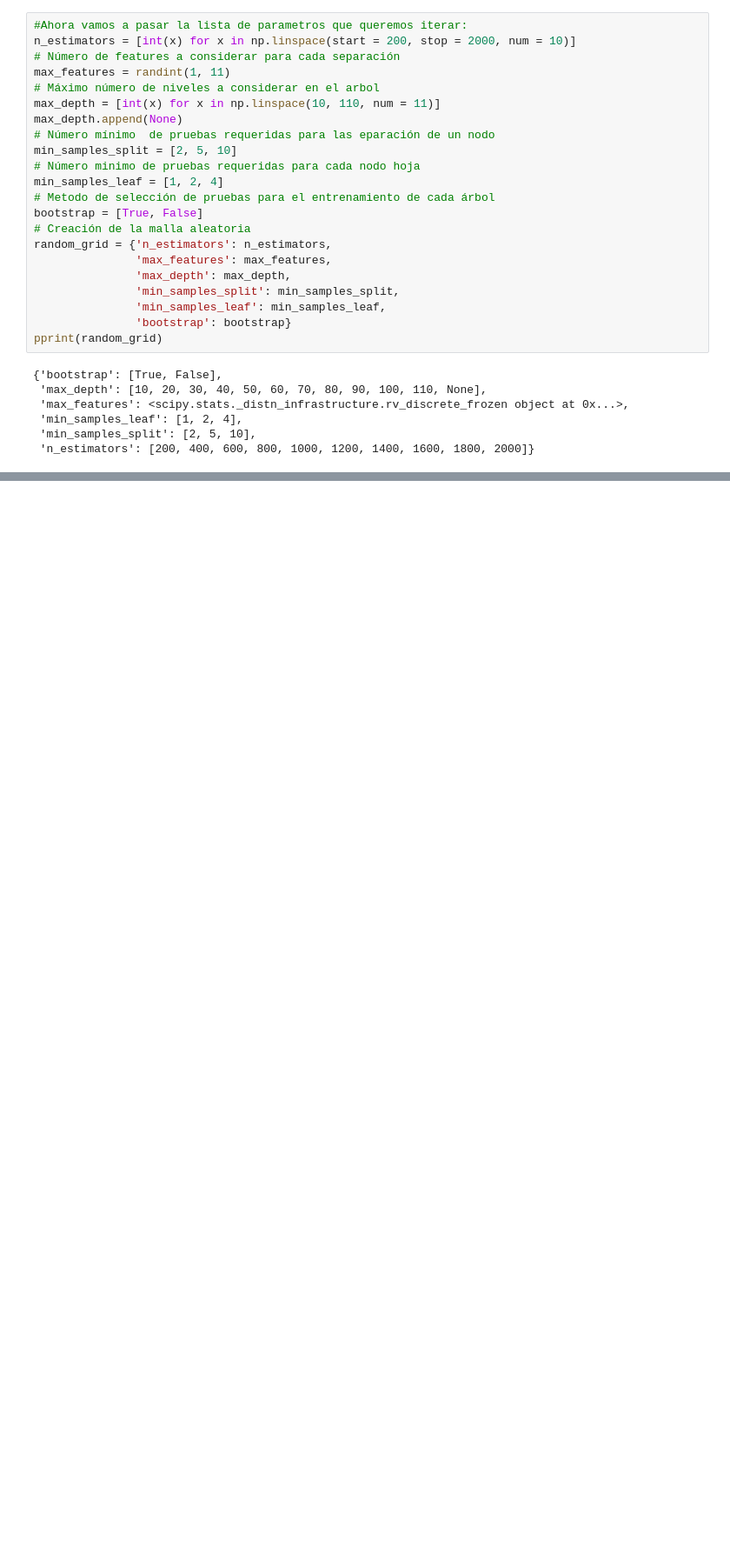
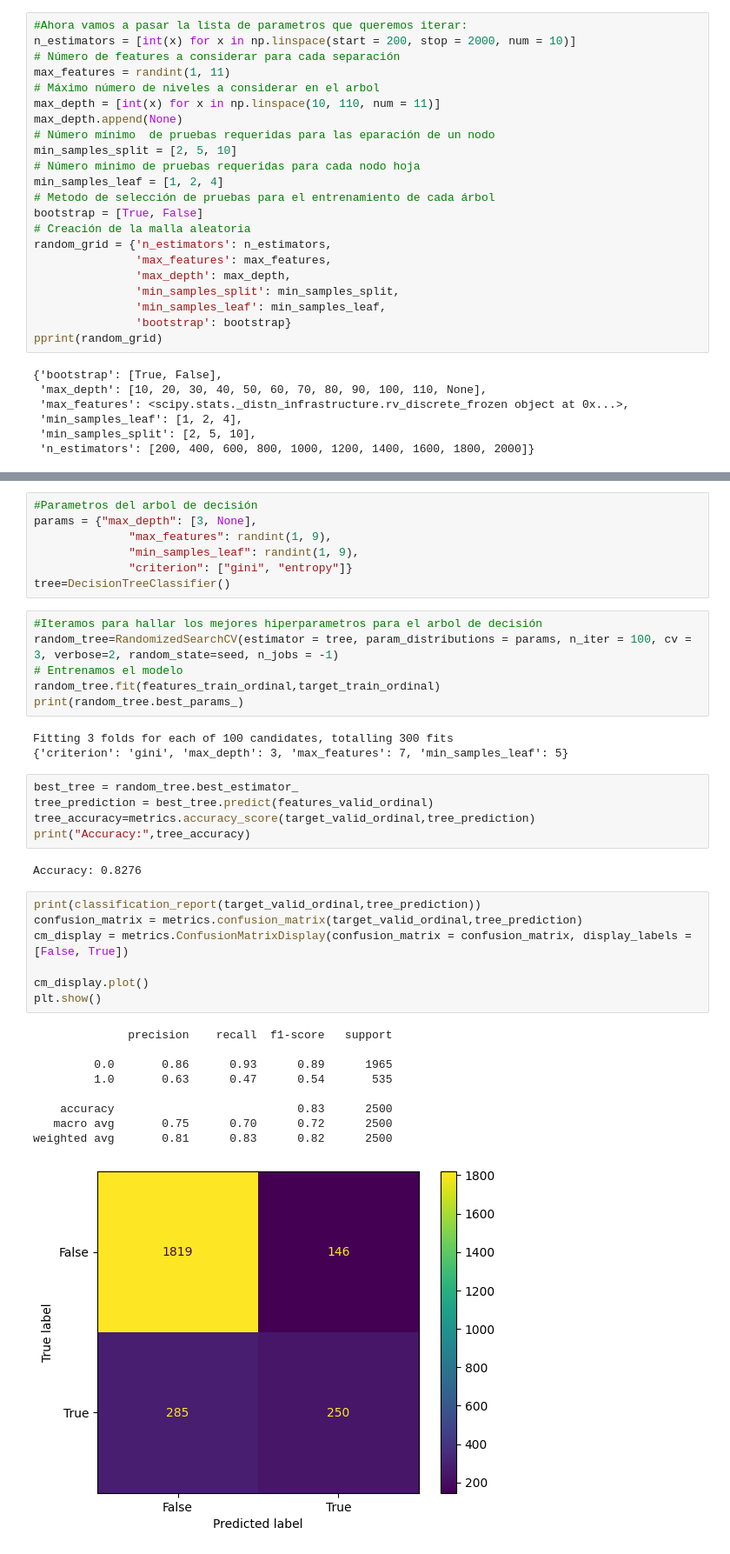
Before and after one commit to santicar1809/beta_bank, a Jupyter notebook: code.ipynb, the cells around one changed output, grey strips where cells are left out. Shown at 87% size. Saved outputs shown, nothing was run; the diff lists cells and outputs as text; blank space fills up the shorter version.

```diff
--- a/code.ipynb
+++ b/code.ipynb
@@ -291,0 +383,40 @@ You can try to debug the error by setting error_score='raise'.
+# %%
+#Parametros del arbol de decisión
+params = {"max_depth": [3, None],
+              "max_features": randint(1, 9),
+              "min_samples_leaf": randint(1, 9),
+              "criterion": ["gini", "entropy"]}
+tree=DecisionTreeClassifier()
+# %%
+#Iteramos para hallar los mejores hiperparametros para el arbol de decisión
+random_tree=RandomizedSearchCV(estimator = tree, param_distributions = params, n_iter = 100, cv = 3, verbose=2, random_state=seed, n_jobs = -1)
+# Entrenamos el modelo
+random_tree.fit(features_train_ordinal,target_train_ordinal)
+print(random_tree.best_params_)
+# %% [output]
+Fitting 3 folds for each of 100 candidates, totalling 300 fits
+{'criterion': 'gini', 'max_depth': 3, 'max_features': 7, 'min_samples_leaf': 5}
+# %%
+best_tree = random_tree.best_estimator_
+tree_prediction = best_tree.predict(features_valid_ordinal)
+tree_accuracy=metrics.accuracy_score(target_valid_ordinal,tree_prediction)
+print("Accuracy:",tree_accuracy)
+# %% [output]
+Accuracy: 0.8276
+# %%
+print(classification_report(target_valid_ordinal,tree_prediction))
+confusion_matrix = metrics.confusion_matrix(target_valid_ordinal,tree_prediction)
+cm_display = metrics.ConfusionMatrixDisplay(confusion_matrix = confusion_matrix, display_labels = [False, True])
+
+cm_display.plot()
+plt.show()
+# %% [output]
+              precision    recall  f1-score   support
+
+         0.0       0.86      0.93      0.89      1965
+         1.0       0.63      0.47      0.54       535
+
+    accuracy                           0.83      2500
+   macro avg       0.75      0.70      0.72      2500
+weighted avg       0.81      0.83      0.82      2500
+[figure, added]
```
Also changed, not shown: parts of 22 cells of this notebook.
